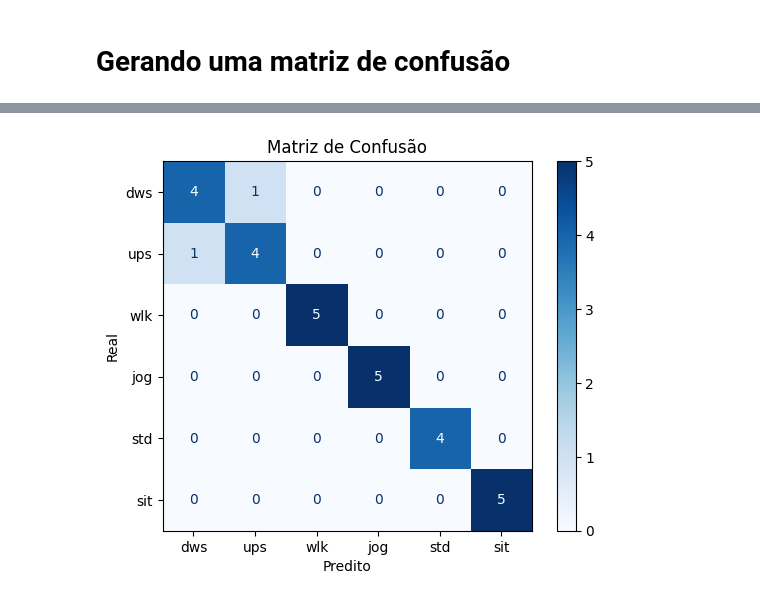
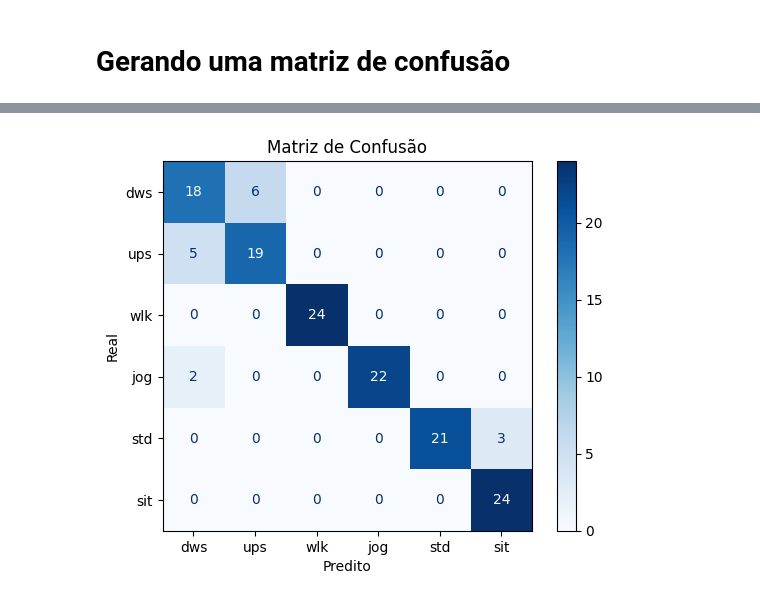
Before and after one commit to kenzosakiyama/scc5977-series-temporais, a Jupyter notebook: classif_multivar_gnn_minirocket.ipynb, the cells around one changed output, grey strips where cells are left out. Drawn from its saved outputs; the diff is of its cells as text; code cells hidden in the pictures.

```diff
--- a/classif_multivar_gnn_minirocket.ipynb
+++ b/classif_multivar_gnn_minirocket.ipynb
@@ -305,7 +305,7 @@ def test(model: nn.Module,
          data: Data,
          X_test_ids: np.array,
          y_test: np.array,
-         device: torch.device = torch.device('cpu')) -> float:
+         device: torch.device = torch.device('cpu')) -> tuple[float, dict, np.array]:
 
     model.eval()
 
@@ -336,12 +336,17 @@ from torch_geometric.nn import GCN, GAT
 import json
 from tqdm import tqdm
 # %%
-def evaluate_gnn_classifier(data: Data, y: np.array, k: int = 5, verbose: bool = False, device: torch.device = torch.device('cpu')) -> dict[str, list[int]]:
+def evaluate_gnn_classifier(data: Data,
+                            y: np.array,
+                            k: int = 5,
+                            verbose: bool = False,
+                            device: torch.device = torch.device('cpu')) -> tuple[dict[str, list[int]], list[np.array]]:
 
     skf = StratifiedKFold(n_splits=k, shuffle=True, random_state=SEED)
 
     folds_accuracy = []
     folds_f1 = []
+    all_cms = []
 
     # X pode ser apenas um placeholder, estamos usando um cenário transdutivo
     X = np.zeros_like(y)
@@ -374,27 +379,29 @@ def evaluate_gnn_classifier(data: Data, y: np.array, k: int = 5, verbose: bool =
         # laço de treino
         for epoch in tqdm(range(1, EPOCHS + 1), desc=f'Fold {i + 1} epochs'):
             train(model, optimizer, scheduler, data, train_index, y_train, device)
-            _, metrics, _ = test(model, data, test_index, y_test, device)
+            _, metrics, preds = test(model, data, test_index, y_test, device)
             # if verbose: print(f'- Epoch {epoch} metrics: {metrics}')
 
         # obtendo as métricas da ultima epoca
         acc = metrics['accuracy']
         f1 = metrics['macro_f1']
+        cm = confusion_matrix(y_test, preds)
 
         folds_accuracy.append(acc)
         folds_f1.append(f1)
+        all_cms.append(cm)
 
         if verbose:
             print(f"- Fold {i + 1} full report")
             print(metrics)
 
-    return {'accuracy': folds_accuracy, 'macro_f1': folds_f1}
+    return {'accuracy': folds_accuracy, 'macro_f1': folds_f1}, all_cms
 # %%
 device = torch.device('cuda' if torch.cuda.is_available() else 'cpu')
 # %%
 print(f'Multivar')
 # data = create_data_from_distances(distances[i], univar_X_processed[i])
-metrics = evaluate_gnn_classifier(data, y, k=K, verbose=True, device=device)
+metrics, all_cms = evaluate_gnn_classifier(data, y, k=K, verbose=True, device=device)
 print(f"\t- mean accuracy: {np.mean(metrics['accuracy']):.3f} +/- {np.std(metrics['accuracy']):.3f}")
 print(f"\t- mean f1: {np.mean(metrics['macro_f1']):.3f} +/- {np.std(metrics['macro_f1']):.3f}")
 
@@ -483,11 +441,13 @@ weighted avg       0.93      0.93      0.93        29
+# %%
+# agregando as matrizes de confusão dos folds
+agg_cm = np.sum(all_cms, axis=0)
 # %%
 # gerando matriz de confusão
-cm = confusion_matrix(y_test, preds)
-disp = ConfusionMatrixDisplay(confusion_matrix=cm, display_labels=LABELS)
+disp = ConfusionMatrixDisplay(confusion_matrix=agg_cm, display_labels=LABELS)
 disp.plot(cmap=plt.cm.Blues,)
 disp.ax_.set_title('Matriz de Confusão')
 disp.ax_.set_xlabel('Predito')
 disp.ax_.set_ylabel('Real')
-plt.savefig('data/figures/gnn_minirocket_conf_mat.pdf', bbox_inches='tight')
+plt.savefig('data/figures/minirocket_conf_mat.pdf', bbox_inches='tight')
 # %% [output]
-[figure, old version]
+[figure, new version]
```
Also changed, not shown: parts of 6 cells of this notebook, 3 other files.
